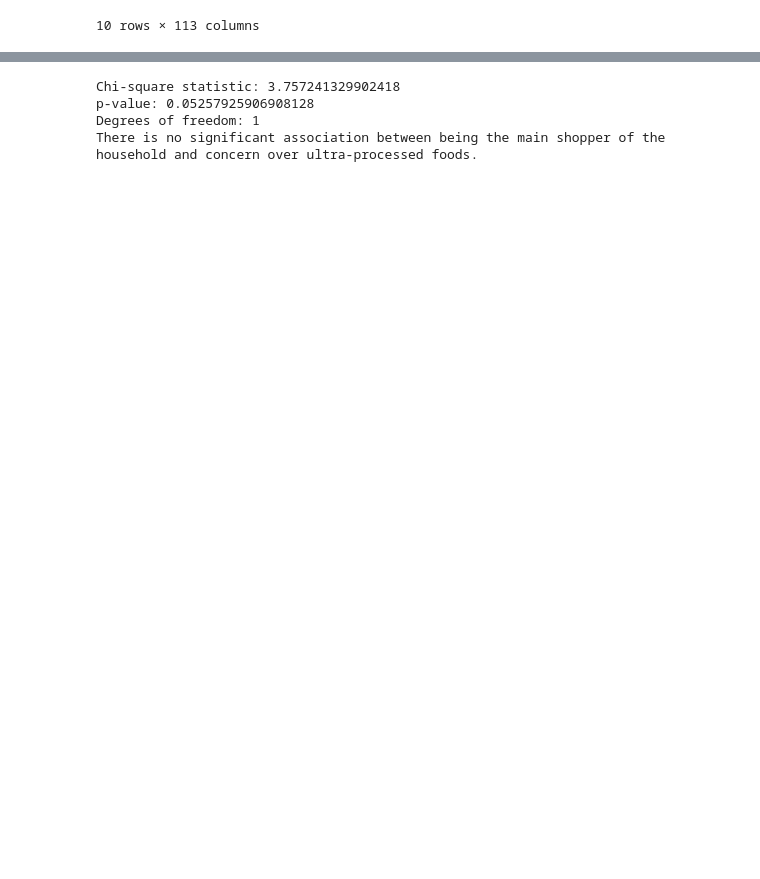
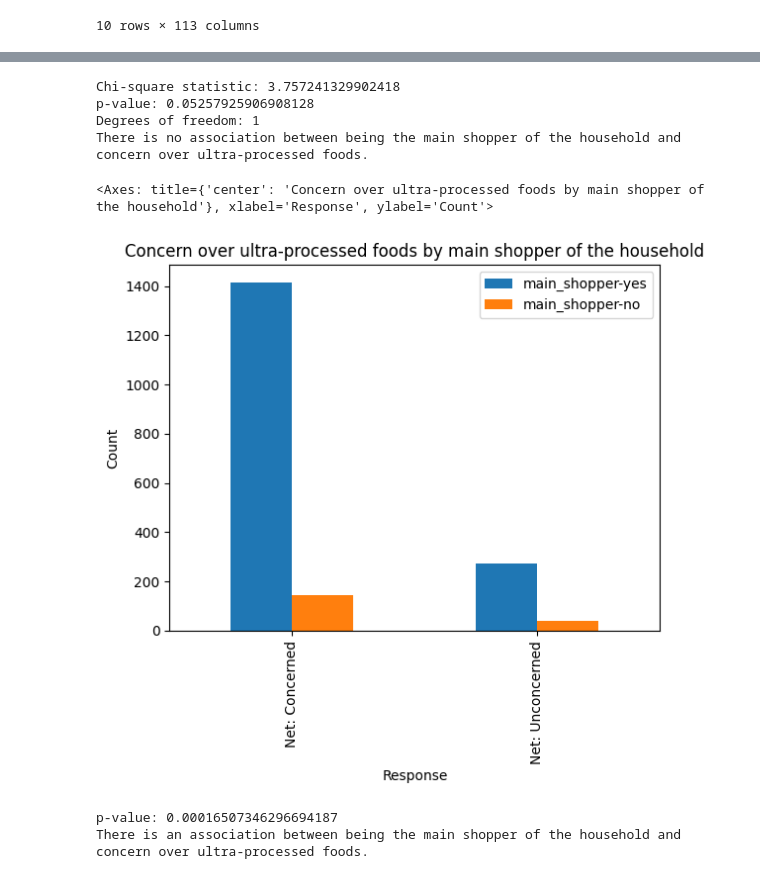
Before and after one commit to mysteryvishal/cpst-analysis, a Jupyter notebook: fsa_analysis.ipynb, the cells around one changed output, grey strips where cells are left out. Saved outputs shown, nothing was run; the diff lists cells and outputs as text; code cells hidden in the pictures; blank space fills up the shorter version.

```diff
--- a/fsa_analysis.ipynb
+++ b/fsa_analysis.ipynb
@@ -281,11 +326,35 @@ print("Degrees of freedom:", dof)
 # analysing the results
 alpha = 0.05
 if p_value < alpha:
-    print("There is a significant association between being the main shopper of the household and concern over ultra-processed foods.")
+    print("There is an association between being the main shopper of the household and concern over ultra-processed foods.")
 else:
-    print("There is no significant association between being the main shopper of the household and concern over ultra-processed foods.")
+    print("There is no association between being the main shopper of the household and concern over ultra-processed foods.")
 # %% [output]
 Chi-square statistic: 3.757241329902418
 p-value: 0.05257925906908128
 Degrees of freedom: 1
-There is no significant association between being the main shopper of the household and concern over ultra-processed foods.
+There is no association between being the main shopper of the household and concern over ultra-processed foods.
+# %%
+main_shopper_upf.iloc[-2:, :].plot(
+    kind='bar',
+    x='question_answer',
+    y=['main_shopper-yes', 'main_shopper-no'],
+    title='Concern over ultra-processed foods by main shopper of the household',
+    xlabel='Response',
+    ylabel='Count',
+    )
+# %% [output]
+<Axes: title={'center': 'Concern over ultra-processed foods by main shopper of the household'}, xlabel='Response', ylabel='Count'>
+[figure, added]
+# %%
+# testing whether there is an association between main shopper and concern over UPFs (without testing the net values)
+_, p_value, _, _ =chi2_contingency(main_shopper_upf.iloc[2:-2,:].T.drop('question_answer', axis=0))
+
+print("p-value:", p_value)
+if p_value < alpha:
+    print("There is an association between being the main shopper of the household and concern over ultra-processed foods.")
+else:
+    print("There is no association between being the main shopper of the household and concern over ultra-processed foods.")
+# %% [output]
+p-value: 0.00016507346296694187
+There is an association between being the main shopper of the household and concern over ultra-processed foods.
```
Also changed, not shown: parts of 13 cells of this notebook, 2 other files.
